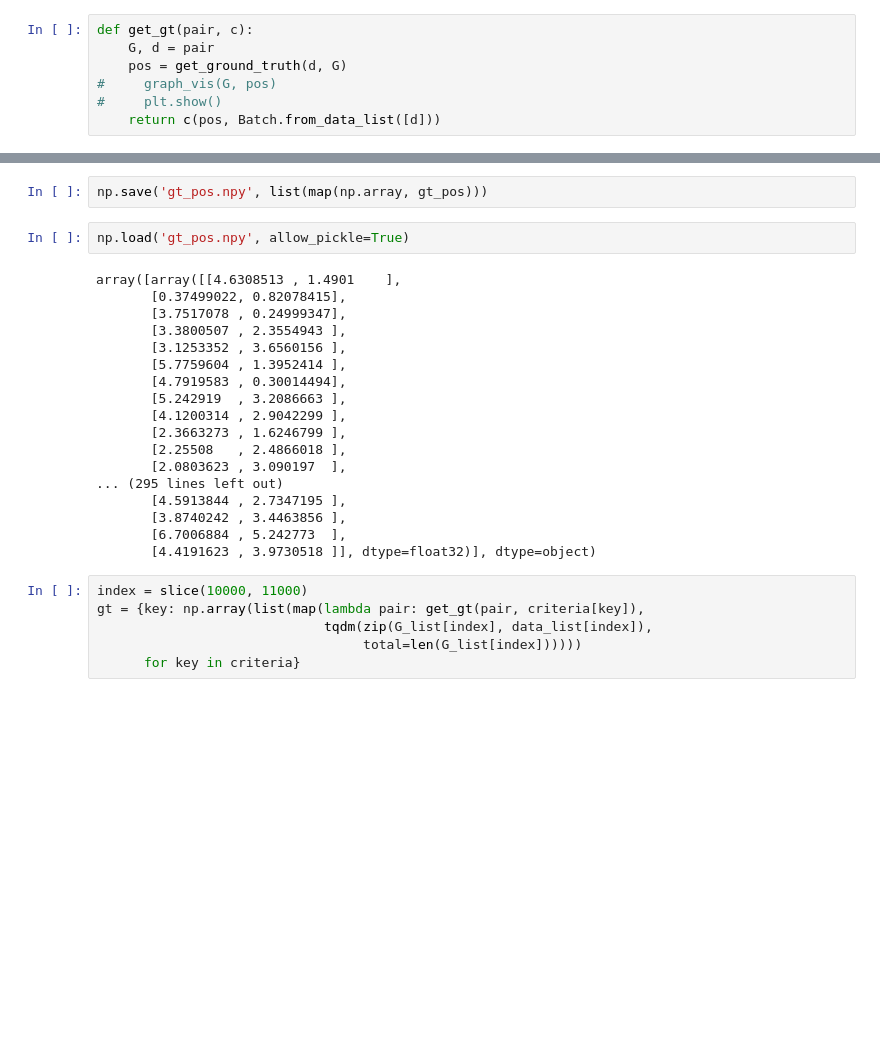
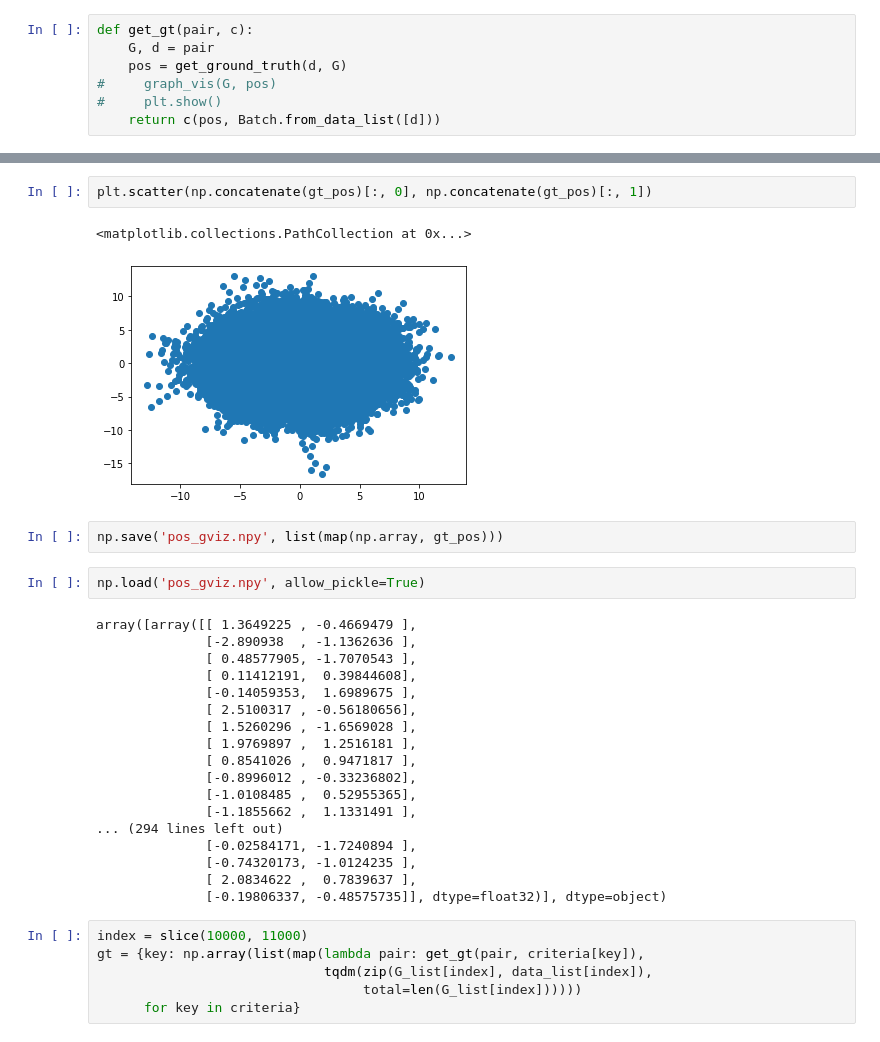
Before and after one commit to zhenxingCui/deepgd, a Jupyter notebook: test_generate_gt.ipynb, the cells around one changed output, grey strips where cells are left out. Cells and saved outputs as stored; diff of their text form; blank space fills up the shorter version.

```diff
--- a/test_generate_gt.ipynb
+++ b/test_generate_gt.ipynb
@@ -39,25 +56,30 @@ for G, data in zip(tqdm(G_list), data_list):
+# %%
+plt.scatter(np.concatenate(gt_pos)[:, 0], np.concatenate(gt_pos)[:, 1])
+# %% [output]
+<matplotlib.collections.PathCollection at 0x...>
+[figure, added]
 # %%
-np.save('gt_pos.npy', list(map(np.array, gt_pos)))
+np.save('pos_gviz.npy', list(map(np.array, gt_pos)))
 # %%
-np.load('gt_pos.npy', allow_pickle=True)
+np.load('pos_gviz.npy', allow_pickle=True)
 # %% [output]
-array([array([[4.6308513 , 1.4901    ],
-       [0.37499022, 0.82078415],
-       [3.7517078 , 0.24999347],
-       [3.3800507 , 2.3554943 ],
-       [3.1253352 , 3.6560156 ],
-       [5.7759604 , 1.3952414 ],
-       [4.7919583 , 0.30014494],
-       [5.242919  , 3.2086663 ],
-       [4.1200314 , 2.9042299 ],
-       [2.3663273 , 1.6246799 ],
-       [2.25508   , 2.4866018 ],
-       [2.0803623 , 3.090197  ],
-... (295 lines left out)
-       [4.5913844 , 2.7347195 ],
-       [3.8740242 , 3.4463856 ],
-       [6.7006884 , 5.242773  ],
-       [4.4191623 , 3.9730518 ]], dtype=float32)], dtype=object)
+array([array([[ 1.3649225 , -0.4669479 ],
+              [-2.890938  , -1.1362636 ],
+              [ 0.48577905, -1.7070543 ],
+              [ 0.11412191,  0.39844608],
+              [-0.14059353,  1.6989675 ],
+              [ 2.5100317 , -0.56180656],
+              [ 1.5260296 , -1.6569028 ],
+              [ 1.9769897 ,  1.2516181 ],
+              [ 0.8541026 ,  0.9471817 ],
+              [-0.8996012 , -0.33236802],
+              [-1.0108485 ,  0.52955365],
+              [-1.1855662 ,  1.1331491 ],
+... (294 lines left out)
+              [-0.02584171, -1.7240894 ],
+              [-0.74320173, -1.0124235 ],
+              [ 2.0834622 ,  0.7839637 ],
+              [-0.19806337, -0.48575735]], dtype=float32)], dtype=object)
 # %%
 index = slice(10000, 11000)
 gt = {key: np.array(list(map(lambda pair: get_gt(pair, criteria[key]),
```
Also changed, not shown: parts of 7 cells of this notebook, 9 other files.
